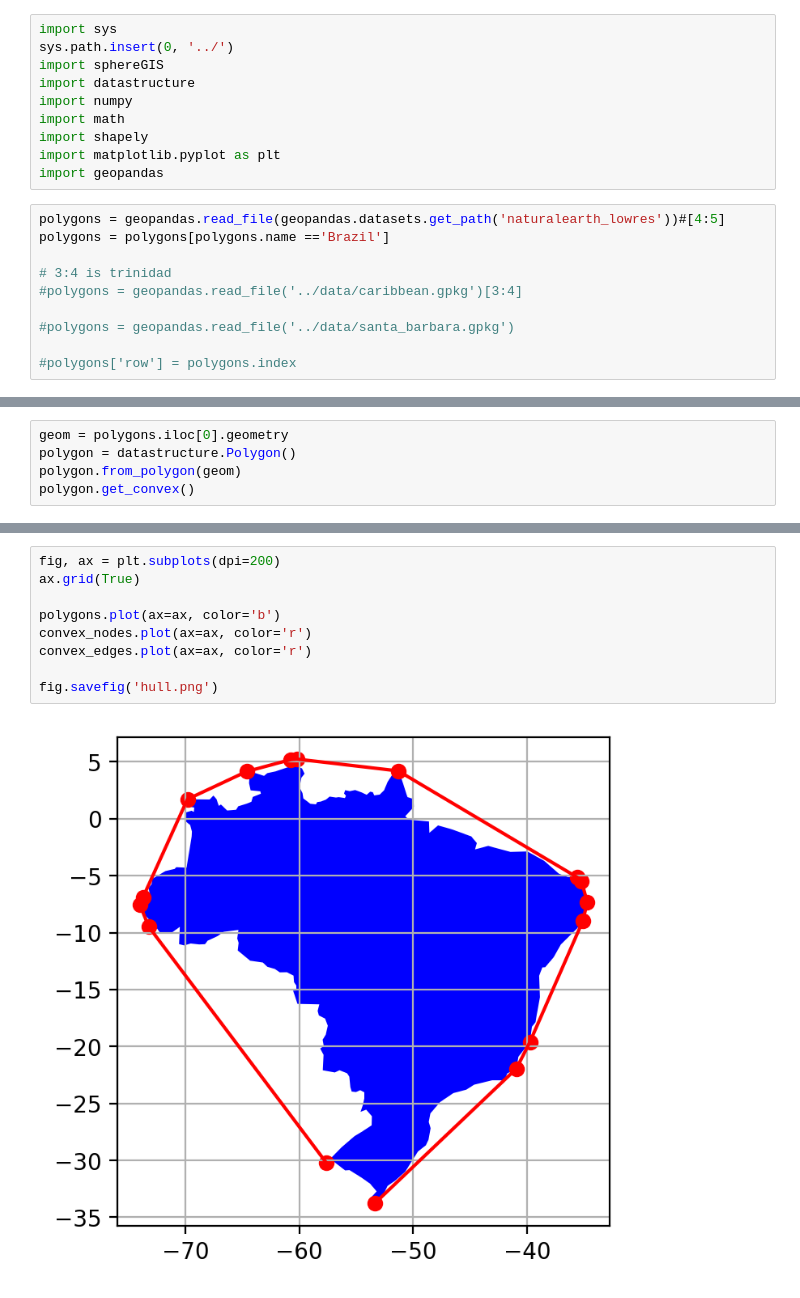
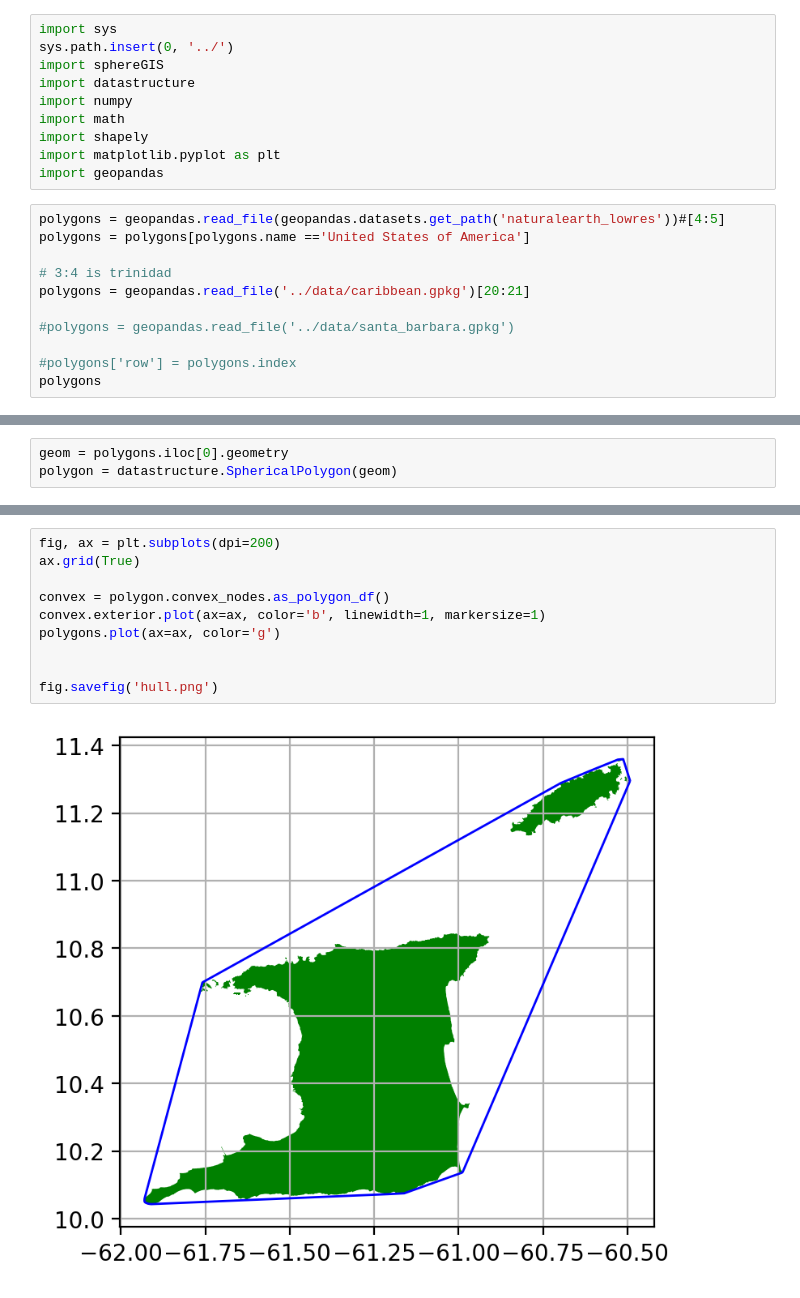
Before and after one commit to NiklasPhabian/SphereGIS, a Jupyter notebook: contrib/convexHullSwig.ipynb, the cells around one changed output, grey strips where cells are left out. Drawn from its saved outputs; the diff is of its cells as text.

Commit message:
added more datastructure

```diff
--- a/contrib/convexHullSwig.ipynb
+++ b/contrib/convexHullSwig.ipynb
@@ -10,11 +10,12 @@ import matplotlib.pyplot as plt
 import geopandas
 # %%
 polygons = geopandas.read_file(geopandas.datasets.get_path('naturalearth_lowres'))#[4:5]
-polygons = polygons[polygons.name =='Brazil']
+polygons = polygons[polygons.name =='United States of America']
 
 # 3:4 is trinidad
-#polygons = geopandas.read_file('../data/caribbean.gpkg')[3:4]
+polygons = geopandas.read_file('../data/caribbean.gpkg')[20:21]
 
 #polygons = geopandas.read_file('../data/santa_barbara.gpkg')
 
 #polygons['row'] = polygons.index
+polygons
@@ -21,5 +26,3 @@ polygons = polygons[polygons.name =='Brazil']
 # %%
 geom = polygons.iloc[0].geometry
-polygon = datastructure.Polygon()
-polygon.from_polygon(geom)
-polygon.get_convex()
+polygon = datastructure.SphericalPolygon(geom)
@@ -29,11 +41,12 @@ convex_edges = polygon.convex_edges.as_df()
 # %%
 fig, ax = plt.subplots(dpi=200)
 ax.grid(True)
 
-polygons.plot(ax=ax, color='b')
-convex_nodes.plot(ax=ax, color='r')
-convex_edges.plot(ax=ax, color='r')
+convex = polygon.convex_nodes.as_polygon_df()
+convex.exterior.plot(ax=ax, color='b', linewidth=1, markersize=1)
+polygons.plot(ax=ax, color='g')
+
 
 fig.savefig('hull.png')
 # %% [output]
-[figure, old version]
+[figure, new version]
```
Also changed, not shown: parts of 4 cells of this notebook, 18 other files.
